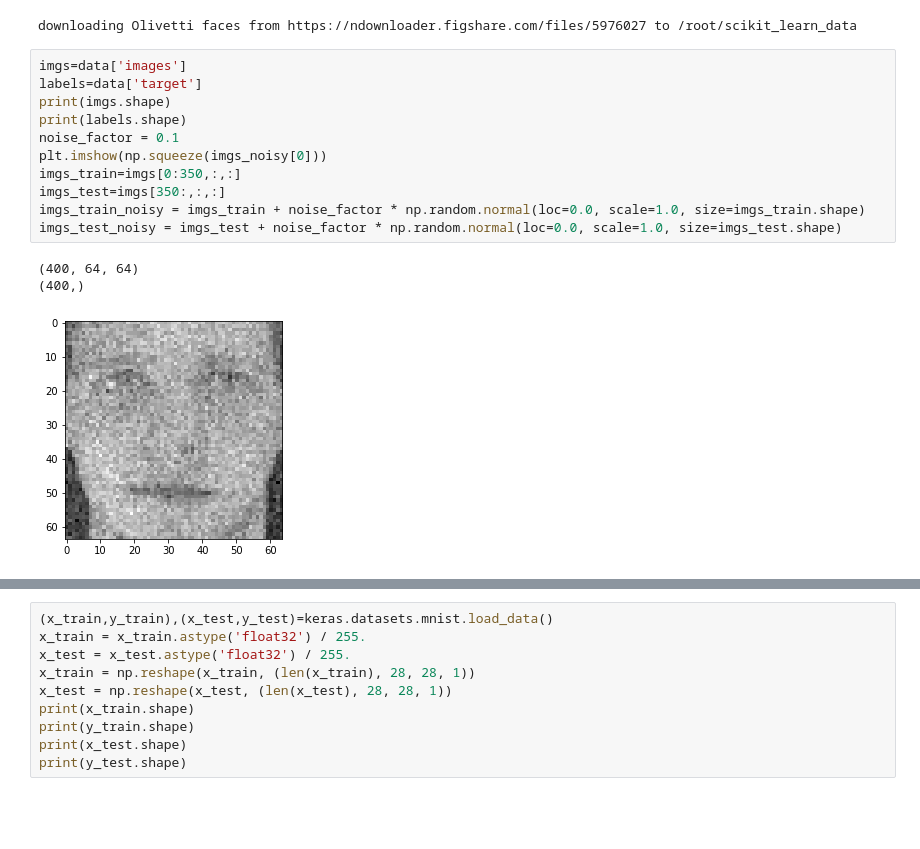
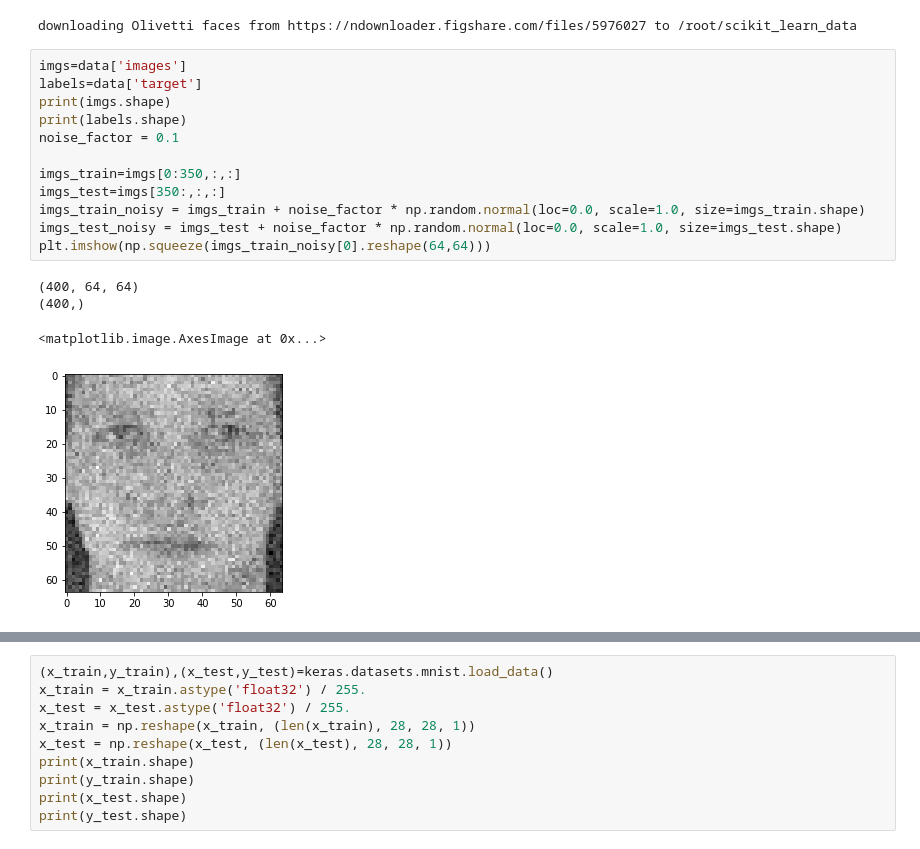
Before and after one commit to opentrainingcamp/CSC645, a Jupyter notebook: Autoencoder.ipynb, the cells around one changed output, grey strips where cells are left out. Cells and saved outputs as stored; diff of their text form; blank space fills up the shorter version.

```diff
--- a/Autoencoder.ipynb
+++ b/Autoencoder.ipynb
@@ -17,18 +17,20 @@ downloading Olivetti faces from https://ndownloader.figshare.com/files/5976027 t
 # %%
 imgs=data['images']
 labels=data['target']
 print(imgs.shape)
 print(labels.shape)
 noise_factor = 0.1
-plt.imshow(np.squeeze(imgs_noisy[0]))
+
 imgs_train=imgs[0:350,:,:]
 imgs_test=imgs[350:,:,:]
 imgs_train_noisy = imgs_train + noise_factor * np.random.normal(loc=0.0, scale=1.0, size=imgs_train.shape)
 imgs_test_noisy = imgs_test + noise_factor * np.random.normal(loc=0.0, scale=1.0, size=imgs_test.shape)
+plt.imshow(np.squeeze(imgs_train_noisy[0].reshape(64,64)))
 # %% [output]
 (400, 64, 64)
 (400,)
+<matplotlib.image.AxesImage at 0x...>
-[figure, old version]
+[figure, new version]
 # %%
 input_img = keras.Input(shape=(64, 64, 1))
 
```
Also changed, not shown: parts of 2 cells of this notebook.
